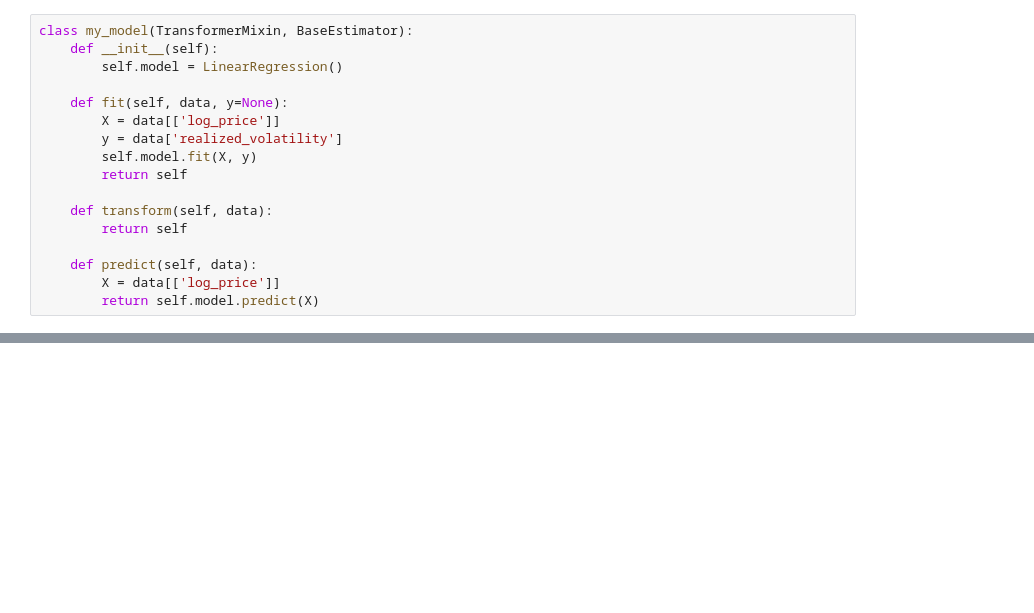
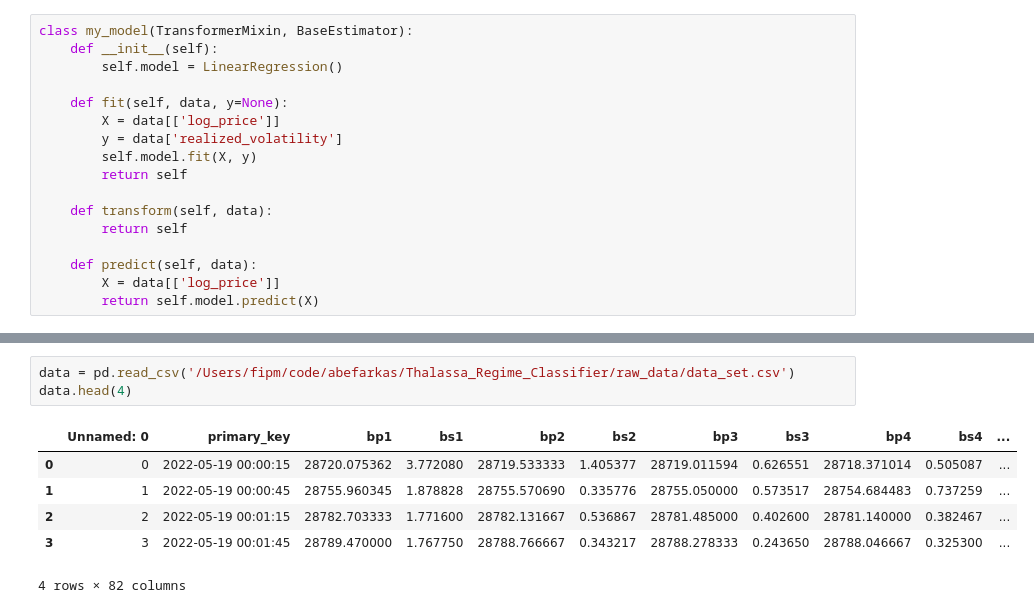
Before and after one commit to abefarkas/Thalassa_Regime_Classifier, a Jupyter notebook: notebooks/FIPM_pipeline_regime_model.ipynb, the cells around one changed output, grey strips where cells are left out. Drawn from its saved outputs; the diff is of its cells as text; blank space fills up the shorter version.

```diff
--- a/notebooks/FIPM_pipeline_regime_model.ipynb
+++ b/notebooks/FIPM_pipeline_regime_model.ipynb
@@ -178,0 +92,10 @@ array([8.57849646e-05, 8.57849646e-05, 8.57849646e-05, ...,
+# %%
+data = pd.read_csv('/Users/fipm/code/abefarkas/Thalassa_Regime_Classifier/raw_data/data_set.csv')
+data.head(4)
+# %% [output]
+|  | Unnamed: 0 | primary_key | bp1 | bs1 | bp2 | bs2 | bp3 | bs3 | bp4 | bs4 | ... |
+| 0 | 0 | 2022-05-19 00:00:15 | 28720.075362 | 3.772080 | 28719.533333 | 1.405377 | 28719.011594 | 0.626551 | 28718.371014 | 0.505087 | ... |
+| 1 | 1 | 2022-05-19 00:00:45 | 28755.960345 | 1.878828 | 28755.570690 | 0.335776 | 28755.050000 | 0.573517 | 28754.684483 | 0.737259 | ... |
+| 2 | 2 | 2022-05-19 00:01:15 | 28782.703333 | 1.771600 | 28782.131667 | 0.536867 | 28781.485000 | 0.402600 | 28781.140000 | 0.382467 | ... |
+| 3 | 3 | 2022-05-19 00:01:45 | 28789.470000 | 1.767750 | 28788.766667 | 0.343217 | 28788.278333 | 0.243650 | 28788.046667 | 0.325300 | ... |
+4 rows × 82 columns
```
Also changed, not shown: parts of 12 cells of this notebook, 1 other file.
